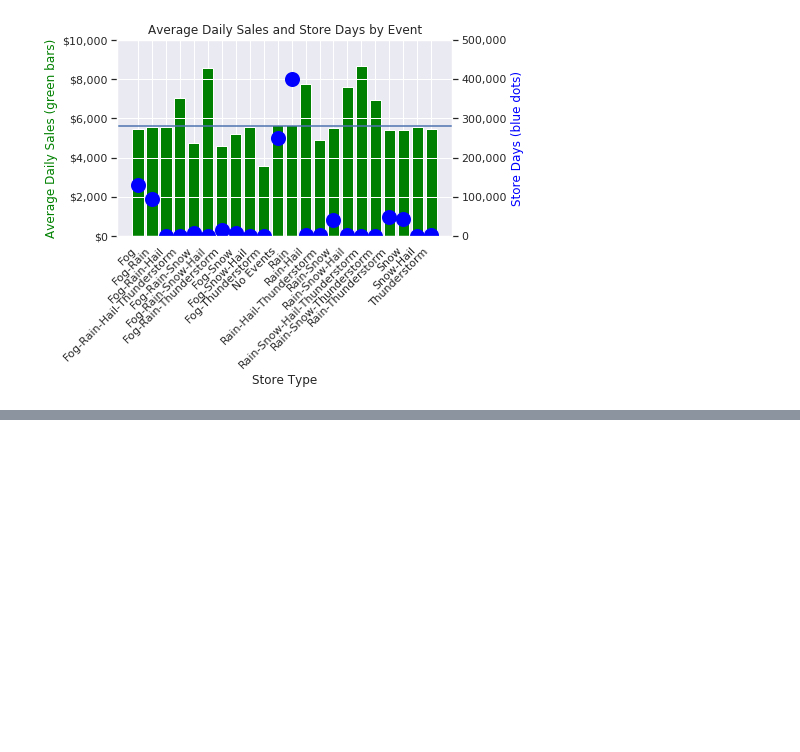
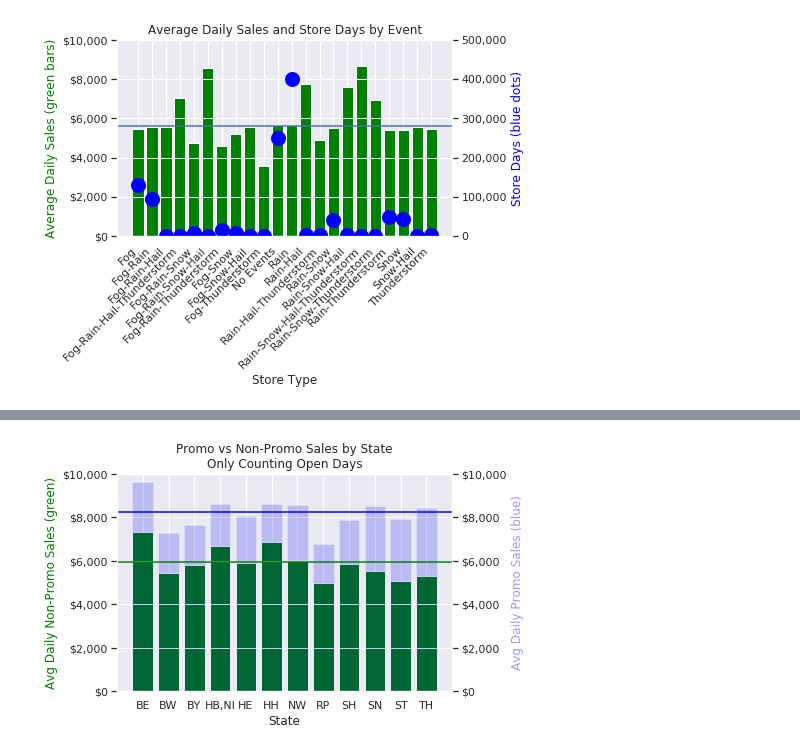
Before and after one commit to c74p/Capstone-SalesForecasting, a Jupyter notebook: notebooks/EDA/EDA.ipynb, the cells around one changed output, grey strips where cells are left out. Saved outputs shown, nothing was run; the diff lists cells and outputs as text; code cells hidden in the pictures; blank space fills up the shorter version.

```diff
--- a/notebooks/EDA/EDA.ipynb
+++ b/notebooks/EDA/EDA.ipynb
@@ -440,0 +492,35 @@ len(df[(df.promo2 == 1) & (df.open == 0)]) # 116835
+# %%
+# Promo vs non-promo sales by state
+open = df[df.open == 1]
+non_promo_sales_by_state = open.loc[open.promo == 0, ['sales', 'state']].groupby('state').sum()
+non_promo_store_sales_days_by_state = \
+    (open.loc[open.promo == 0, ['store', 'state']].groupby('state').count().values).reshape(12,)
+avg_daily_non_promo_sales_by_state = (non_promo_sales_by_state['sales'].values)/non_promo_store_sales_days_by_state
+avg_daily_promo_sales = open.loc[df.promo == 1, 'sales'].mean()
+
+promo_sales_by_state = open.loc[open.promo == 1, ['sales', 'state']].groupby('state').sum()
+promo_store_sales_days_by_state = \
+    (open.loc[open.promo == 1, ['store', 'state']].groupby('state').count().values).reshape(12,)
+avg_daily_promo_sales_by_state = promo_sales_by_state['sales'].values/promo_store_sales_days_by_state
+avg_daily_non_promo_sales = open.loc[df.promo == 0, 'sales'].mean()
+
+fig, ax_l = plt.subplots()
+ax_r = ax_l.twinx()
+
+ax_l.bar(x=non_promo_sales_by_state.index,
+         height=avg_daily_non_promo_sales_by_state, color='green')#, alpha=0.6)
+ax_l.set_ylim([0, 10000])
+ax_r.bar(x=promo_sales_by_state.index, height=avg_daily_promo_sales_by_state, color='blue', alpha=0.2)
+          #color='blue', linestyle='none', marker='o', markersize=10, markeredgewidth=5)
+ax_r.set_ylim([0, 10000])
+
+ax_l.set_title('Promo vs Non-Promo Sales by State\nOnly Counting Open Days')
+ax_l.set_ylabel('Avg Daily Non-Promo Sales (green)', color='green')
+ax_l.set_yticklabels(['${:,.0f}'.format(x) for x in ax_l.get_yticks()])
+ax_r.set_yticklabels(['${:,.0f}'.format(x) for x in ax_r.get_yticks()])
+ax_r.set_ylabel('Avg Daily Promo Sales (blue)', color='blue', alpha=0.4)
+ax_l.set_xlabel('State')
+ax_r.axhline(avg_daily_non_promo_sales, color='green', linestyle='-')
+ax_l.axhline(avg_daily_promo_sales, color='blue', linestyle='-');
+# %% [output]
+[figure, added]
```
Also changed, not shown: parts of 49 cells of this notebook, 5 other files.
